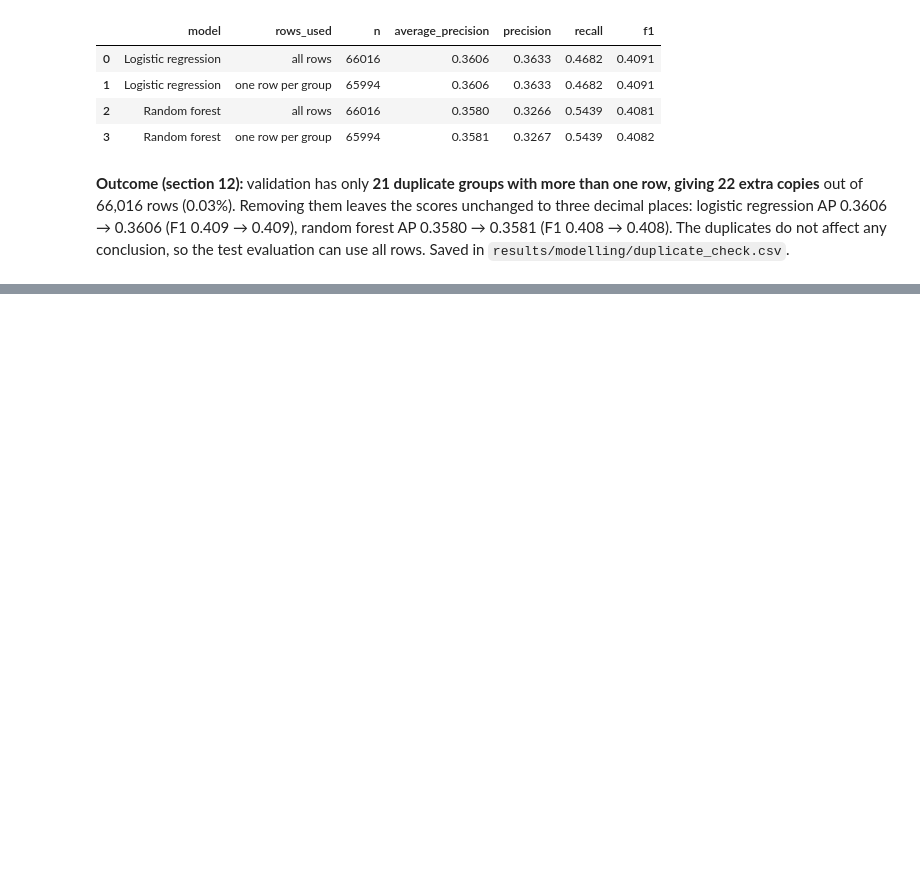
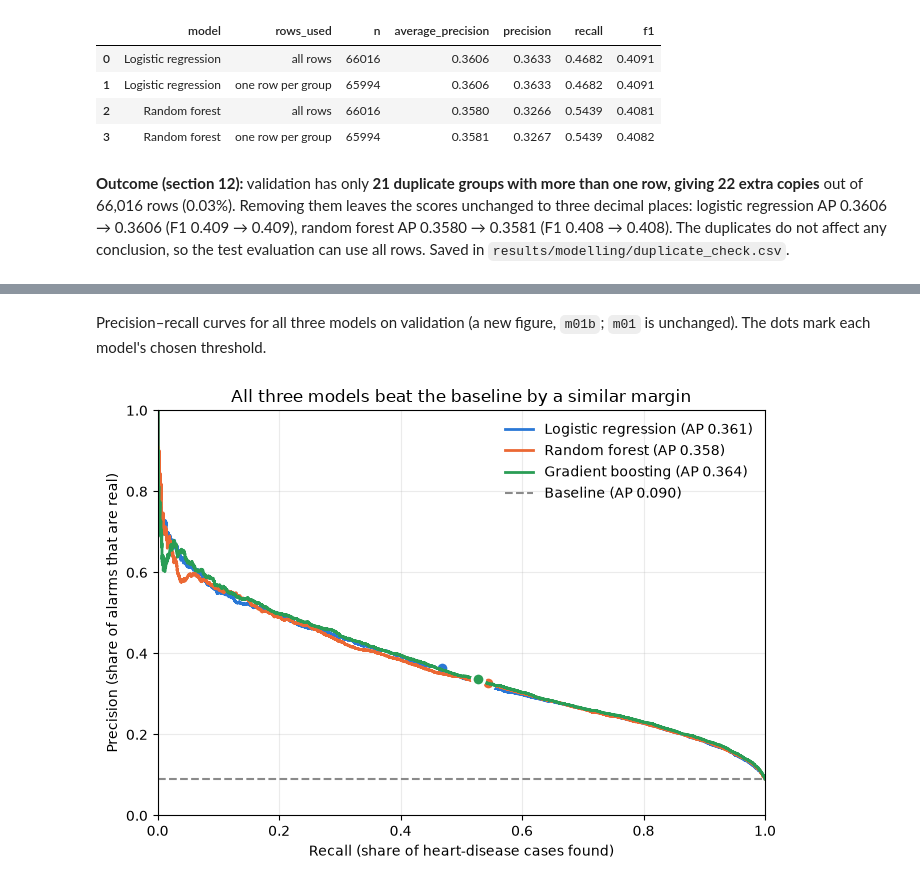
Before and after one commit to aakhalil21/DSAI5101-Project, a Jupyter notebook: notebooks/04_modelling.ipynb, the cells around one changed output, grey strips where cells are left out. Saved outputs shown, nothing was run; the diff lists cells and outputs as text; code cells hidden in the pictures; blank space fills up the shorter version.

Commit message:
Gradient boosting added as third model (validation only); three-model comparison
Co-Authored-By: Claude Opus 5.5 <noreply@anthropic.com>

```diff
--- a/notebooks/04_modelling.ipynb
+++ b/notebooks/04_modelling.ipynb
@@ -847,0 +911,3 @@ duplicate_check.round(4)
+# %%
+gb_table = pd.DataFrame(gb_rows).sort_values("average_precision", ascending=False)
+gb_table[["setting", "average_precision", "roc_auc", "precision", "recall", "f1", "n_iter", "fit_seconds"]].round(4)
@@ -847,0 +944,5 @@ duplicate_check.round(4)
+# %%
+gb_threshold = best_f1_threshold(y_valid, gb_proba)
+gb_at_threshold = metrics_at_threshold(y_valid, gb_proba, gb_threshold)
+print(f"threshold {gb_threshold:.4f}: precision {gb_at_threshold['precision']:.4f}, "
+      f"recall {gb_at_threshold['recall']:.4f}, F1 {gb_at_threshold['f1']:.4f}")
@@ -847,0 +953,16 @@ duplicate_check.round(4)
+# %%
+models_val = {"Baseline": (baseline.predict_proba(X_valid)[:, 1], 0.5),
+              "Logistic regression": (final["Logistic regression"][1], thresholds["Logistic regression"]),
+              "Random forest": (final["Random forest"][1], thresholds["Random forest"]),
+              "Gradient boosting": (gb_proba, gb_threshold)}
+comp_rows = []
+for label, (proba, thr) in models_val.items():
+    m = metrics_at_threshold(y_valid, proba, thr)
+    m05 = metrics_at_threshold(y_valid, proba, 0.5)
+    n = len(y_valid)
+    comp_rows.append({"model": label, **m,
+                      "accuracy_at_threshold": (m["tp"] + m["tn"]) / n,
+                      "accuracy_at_0.5": (m05["tp"] + m05["tn"]) / n})
+three_models = pd.DataFrame(comp_rows)
+three_models.to_csv(RESULTS_DIR / "validation_metrics_three_models.csv", index=False)
+three_models.round(4)
@@ -847,0 +1017,22 @@ duplicate_check.round(4)
+# %% [markdown]
+Precision–recall curves for all three models on validation (a new figure, `m01b`; `m01` is unchanged). The dots mark each model's chosen threshold.
+# %%
+fig, ax = plt.subplots(figsize=(7, 5))
+for label in ["Logistic regression", "Random forest", "Gradient boosting"]:
+    proba, thr = models_val[label]
+    p, r, _ = precision_recall_curve(y_valid, proba)
+    ap = metrics_at_threshold(y_valid, proba)["average_precision"]
+    ax.plot(r, p, lw=2, color=COLORS[label], label=f"{label} (AP {ap:.3f})")
+    m = metrics_at_threshold(y_valid, proba, thr)
+    ax.plot(m["recall"], m["precision"], "o", ms=9, color=COLORS[label], mec="white", mew=2)
+ax.axhline(y_valid.mean(), ls="--", lw=1.5, color=COLORS["Baseline"], label=f"Baseline (AP {y_valid.mean():.3f})")
+ax.set_xlabel("Recall (share of heart-disease cases found)")
+ax.set_ylabel("Precision (share of alarms that are real)")
+ax.set_title("All three models beat the baseline by a similar margin")
+ax.set_xlim(0, 1); ax.set_ylim(0, 1)
+ax.grid(alpha=0.25); ax.legend(frameon=False)
+plt.tight_layout()
+plt.savefig(FIG_DIR / "m01b_validation_pr_curves_three_models.png", dpi=300, bbox_inches="tight")
+plt.show()
+# %% [output]
+[figure, added]
```
Also changed, not shown: parts of 40 cells of this notebook, 6 other files.
